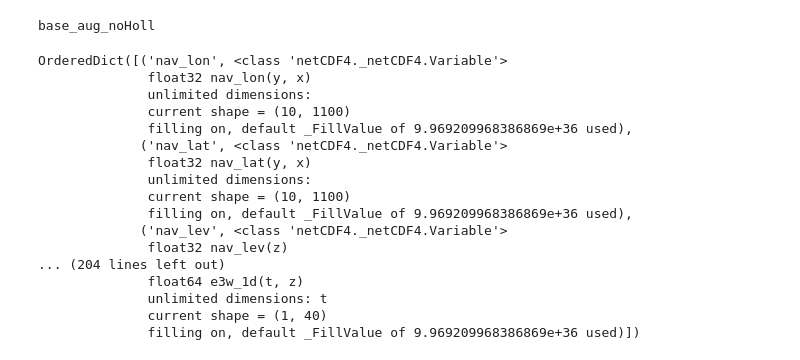
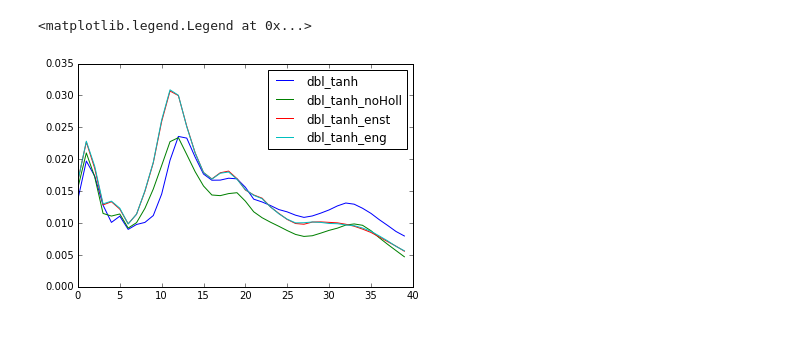
Before and after one commit to SalishSeaCast/2d-domain, a Jupyter notebook: analysis/Kinetic Energy.ipynb, the cells around one changed output. Saved outputs shown, nothing was run; the diff lists cells and outputs as text; code cells hidden in the pictures.

```diff
--- a/analysis/Kinetic Energy.ipynb
+++ b/analysis/Kinetic Energy.ipynb
@@ -81,11 +82,0 @@ plt.plot(KE_avgs[runs[0]] - KE_avgs[runs[1]])
-# %%
-t=39
-fig,axs = plt.subplots(1,2,figsize=(15,5))
-for run, ax in zip(runs,axs):
-    w = fWs[run].variables['vovecrtz'][:]
-    u = fUs[run].variables['vozocrtx'][:]
-    depts = meshs[run]['gdepu'][0,:,5,:]
-    phi = meshs[run]['glamu'][0,5,:]
-    mesh=ax.pcolormesh(phi, depts,u[t,:,5,:],vmin=-.5,vmax=.5,label=run)
-    plt.colorbar(mesh,ax=ax)
-    ax.set_title(run)
@@ -98,24 +83,7 @@ plt.colorbar()
-# %%
-print(run)
-# %% [output]
-base_aug_noHoll
-# %%
-meshs[run].variables
-# %% [output]
-OrderedDict([('nav_lon', <class 'netCDF4._netCDF4.Variable'>
-              float32 nav_lon(y, x)
-              unlimited dimensions:
-              current shape = (10, 1100)
-              filling on, default _FillValue of 9.969209968386869e+36 used),
-             ('nav_lat', <class 'netCDF4._netCDF4.Variable'>
-              float32 nav_lat(y, x)
-              unlimited dimensions:
-              current shape = (10, 1100)
-              filling on, default _FillValue of 9.969209968386869e+36 used),
-             ('nav_lev', <class 'netCDF4._netCDF4.Variable'>
-              float32 nav_lev(z)
-... (204 lines left out)
-              float64 e3w_1d(t, z)
-              unlimited dimensions: t
-              current shape = (1, 40)
-              filling on, default _FillValue of 9.969209968386869e+36 used)])
+# %%
+for run in runs:
+    plt.plot(KE_avgs[run][:] ,label=run)
+plt.legend(loc=0)
+# %% [output]
+<matplotlib.legend.Legend at 0x...>
+[figure, added]
```
Also changed, not shown: parts of 6 cells of this notebook.
